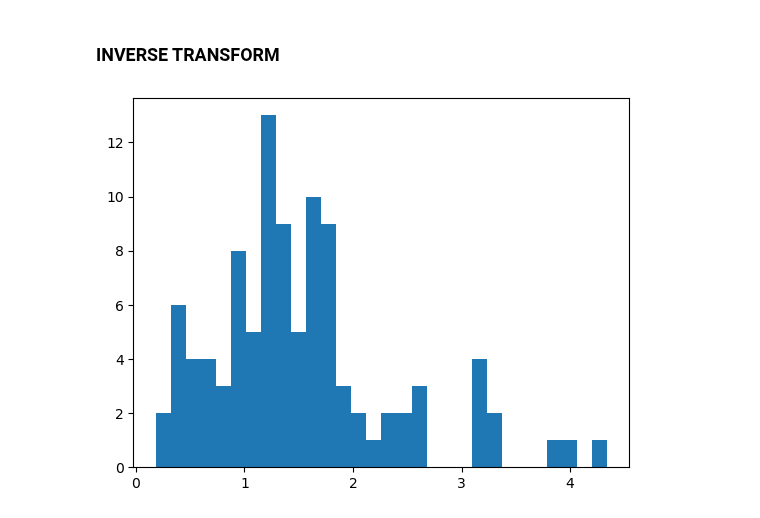
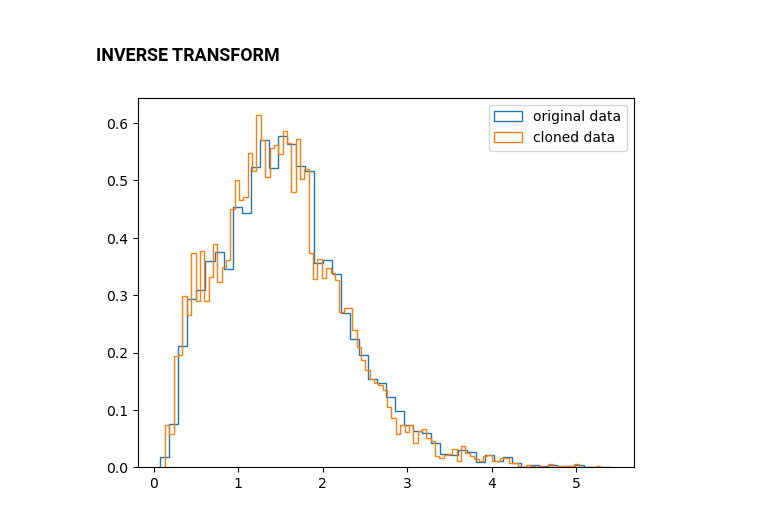
Before and after one commit to aadufour/astrostatistics_bicocca_2025, a Jupyter notebook: working/L04.ipynb, the cells around one changed output. Cells and saved outputs as stored; diff of their text form; code cells hidden in the pictures.

```diff
--- a/working/L04.ipynb
+++ b/working/L04.ipynb
@@ -12,11 +12,14 @@ from astroML.datasets import fetch_dr7_quasar
 
 # Fetch the quasar data
 data = fetch_dr7_quasar()
+quasars = fetch_dr7_quasar()
 
 # select the first 10000 points
 # data = data[:100000] #%%useful trick: trial and error with few data!
 
 z = data['redshift']
+quasars = quasars[:10000]
+data = quasars['redshift']
 # %% [markdown]
 - Upsample this distribution in two ways, using both rejection sampling and inverse transform.
 - Check, at least visually, that the two cloned distribitions are indeed similar to the observed one (for a quantitative check, come back to this point in a few lectures)
@@ -98,25 +100,3 @@ def ecdf(x):
     count = np.sum(sorted_data <= x)
     # ECDF value is the ratio of count to total number of data points
     return count / len(z)
-# %%
-import scipy.optimize
-
-eps = np.random.uniform(0,1,100)
-
-# Example: Narrow the range of the search
-# min_bound = np.percentile(z, 1)  # 5th percentile
-# max_bound = np.percentile(z, 99) # 95th percentile
-
-# samples = [scipy.optimize.brentq(lambda x: ecdf(x) - e, min_bound, max_bound) for e in eps]
-
-
-# Using a vanilla root finder, which solves for cdf(h)=eps i.e. finds the zero of the function cdf(x)-eps
-#%% solving inverse cdf numerically using a root finder
-samples = [ scipy.optimize.brentq(lambda h: ecdf(h)-e, np.min(z), np.max(z)) for e in eps]
-
-plt.hist(samples, bins=30)  # Plot histogram of samples
-plt.show()
-
-#tempi di esecuzione lunghissimi (quasi 5 min per 1000 punti)
-# %% [output]
-[figure, removed]
@@ -122,0 +106,27 @@ plt.show()
+# %%
+plt.hist(data,bins=50,histtype='step',density=True,label='original data');
+
+
+# make a simple histogram object
+counts, bins = np.histogram(data, bins=50, density=True)
+bin_mids = (bins[1:] + bins[:-1]) / 2 # mid location of bins
+
+simple_cdf = np.cumsum(counts) / np.sum(counts) # very simply cumulative sum
+
+
+# set up an interpolation of the inverse cumulative distribution
+tck = scipy.interpolate.interp1d(simple_cdf, bin_mids)
+# tck = scipy.interpolate.CubicSpline(simple_cdf, bin_mids)
+
+
+# sample uniformly along the cumulative distribution, and interpolate
+# little hack to make sure no points are generated outside interpolation range.
+# not ideal
+u = np.random.uniform(min(simple_cdf),max(simple_cdf), 10000)
+x_sample = tck(u)
+
+plt.hist(x_sample, bins=100, density=True, histtype='step',label='cloned data');
+
+plt.legend();
+# %% [output]
+[figure, added]
```
Also changed, not shown: parts of 3 cells of this notebook, 2 other files.
